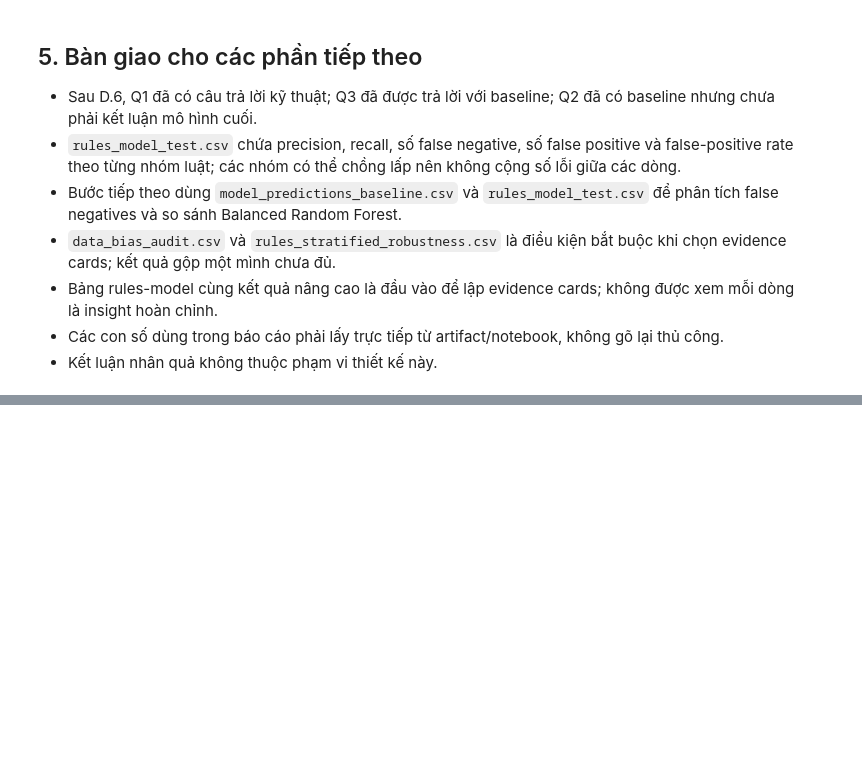
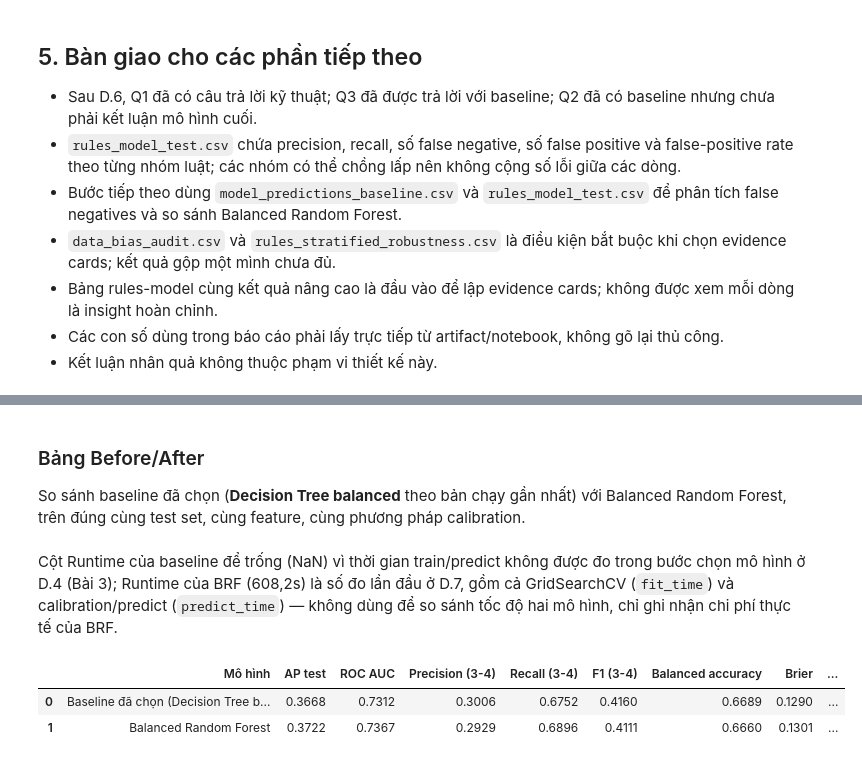
Before and after one commit to Banh-ntat/nhom-3-do-an, a Jupyter notebook: phan-tich-tong-hop.ipynb, the cells around one changed output, grey strips where cells are left out. Drawn from its saved outputs; the diff is of its cells as text; code cells hidden in the pictures; blank space fills up the shorter version.

```diff
--- a/phan-tich-tong-hop.ipynb
+++ b/phan-tich-tong-hop.ipynb
@@ -256,0 +513,53 @@ print('Đã lưu bảng trung tâm:', ARTIFACT_DIR / 'rules_model_test.csv')
+# %% [markdown]
+### Bảng Before/After
+
+So sánh baseline đã chọn (**Decision Tree balanced** theo bản chạy gần nhất) với Balanced Random Forest,
+trên đúng cùng test set, cùng feature, cùng phương pháp calibration.
+# %% [markdown]
+Cột Runtime của baseline để trống (NaN) vì thời gian train/predict không được đo trong
+bước chọn mô hình ở D.4 (Bài 3); Runtime của BRF (608,2s) là số đo lần đầu ở D.7, gồm cả
+GridSearchCV (`fit_time`) và calibration/predict (`predict_time`) — không dùng để so sánh
+tốc độ hai mô hình, chỉ ghi nhận chi phí thực tế của BRF.
+# %%
+baseline_row = classification_metrics.loc[
+    classification_metrics["model"] == search_summary["selected_model"]
+].iloc[0]
+
+before_after = pd.DataFrame([
+    {
+        "Mô hình": f"Baseline đã chọn ({search_summary['selected_model']})",
+        "AP test": baseline_row["average_precision"],
+        "ROC AUC": baseline_row["roc_auc"],
+        "Precision (3-4)": baseline_row["precision_severe"],
+        "Recall (3-4)": baseline_row["recall_severe"],
+        "F1 (3-4)": baseline_row["f1_severe"],
+        "Balanced accuracy": baseline_row["balanced_accuracy"],
+        "Brier": baseline_row["brier_severe"],
+        "False negative": int(predictions["is_false_negative_severe"].sum()),
+        "False positive": int(predictions["is_false_positive_severe"].sum()),
+        "Runtime (s)": np.nan,
+    },
+    {
+        "Mô hình": "Balanced Random Forest",
+        "AP test": ap_brf,
+        "ROC AUC": roc_auc_brf,
+        "Precision (3-4)": precision_brf,
+        "Recall (3-4)": recall_brf,
+        "F1 (3-4)": f1_brf,
+        "Balanced accuracy": bal_acc_brf,
+        "Brier": brier_brf,
+        "False negative": int(output_brf["is_false_negative_severe"].sum()),
+        "False positive": int(output_brf["is_false_positive_severe"].sum()),
+        "Runtime (s)": round(fit_time + predict_time, 1),
+    },
+])
+before_after.to_csv(ARTIFACT_DIR / "model_comparison_before_after.csv", index=False)
+display(before_after.style.format({
+    "AP test": "{:.4f}", "ROC AUC": "{:.4f}", "Precision (3-4)": "{:.4f}",
+    "Recall (3-4)": "{:.4f}", "F1 (3-4)": "{:.4f}", "Balanced accuracy": "{:.4f}",
+    "Brier": "{:.4f}", "Runtime (s)": "{:.1f}",
+}))
+# %% [output]
+|  | Mô hình | AP test | ROC AUC | Precision (3-4) | Recall (3-4) | F1 (3-4) | Balanced accuracy | Brier | ... |
+| 0 | Baseline đã chọn (Decision Tree b... | 0.3668 | 0.7312 | 0.3006 | 0.6752 | 0.4160 | 0.6689 | 0.1290 | ... |
+| 1 | Balanced Random Forest | 0.3722 | 0.7367 | 0.2929 | 0.6896 | 0.4111 | 0.6660 | 0.1301 | ... |
```
Also changed, not shown: parts of 11 cells of this notebook, 22 other files.
